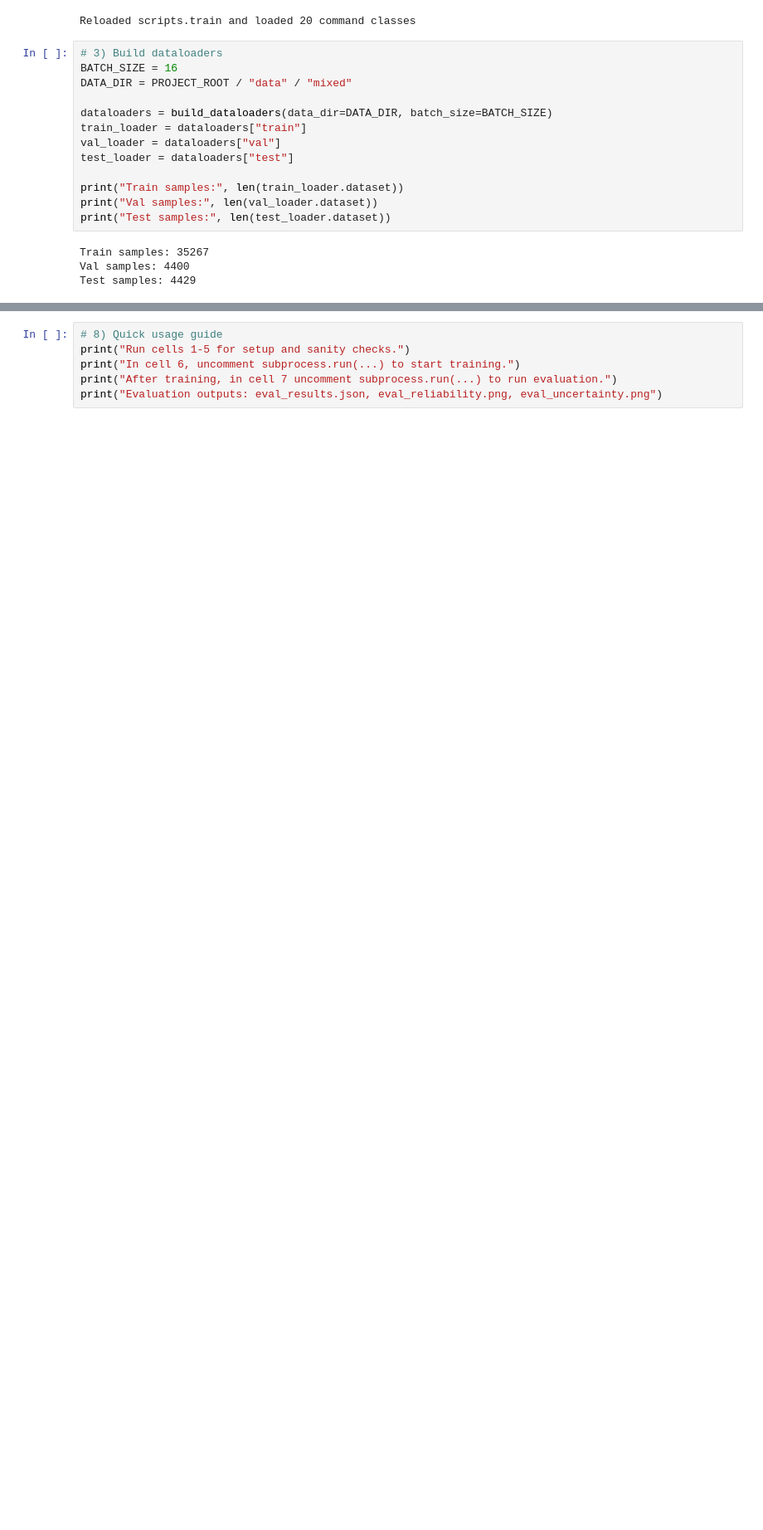
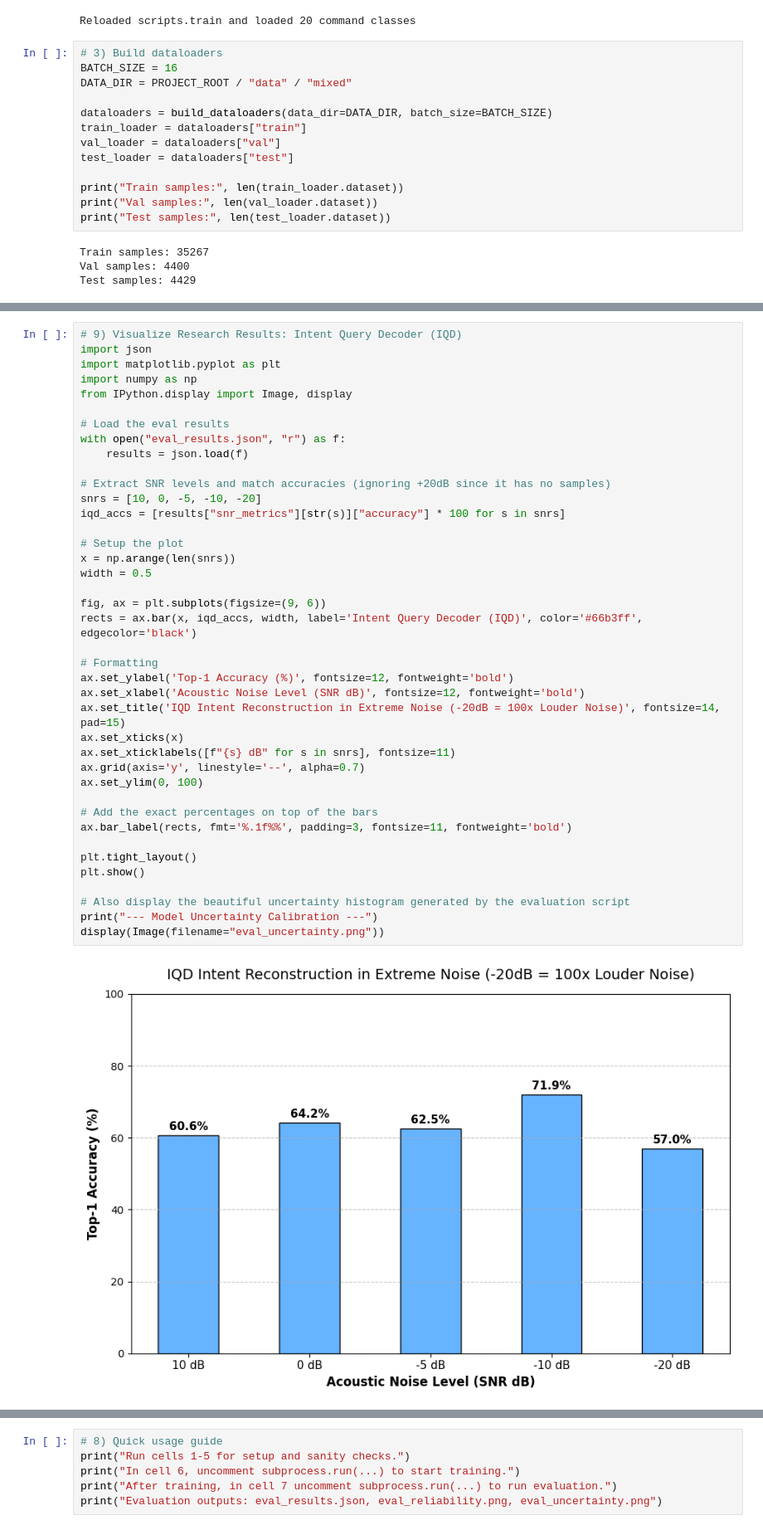
Before and after one commit to Dulavinya/Multimodal_Intent_Reconstruction_for_Safety_Critical_Communication_in_Extreme_Acoustic_Environments, a Jupyter notebook: training_setup.ipynb, the cells around one changed output, grey strips where cells are left out. Shown at 83% size. Saved outputs shown, nothing was run; the diff lists cells and outputs as text; blank space fills up the shorter version.

Commit message:
feat: integrate Intent Query Decoder (IQD) in AthenAI model

```diff
--- a/training_setup.ipynb
+++ b/training_setup.ipynb
@@ -126,0 +165,42 @@ subprocess.run(eval_cmd, cwd=PROJECT_ROOT, check=True)
+# %%
+# 9) Visualize Research Results: Intent Query Decoder (IQD)
+import json
+import matplotlib.pyplot as plt
+import numpy as np
+from IPython.display import Image, display
+
+# Load the eval results
+with open("eval_results.json", "r") as f:
+    results = json.load(f)
+
+# Extract SNR levels and match accuracies (ignoring +20dB since it has no samples)
+snrs = [10, 0, -5, -10, -20]
+iqd_accs = [results["snr_metrics"][str(s)]["accuracy"] * 100 for s in snrs]
+
+# Setup the plot
+x = np.arange(len(snrs))
+width = 0.5
+
+fig, ax = plt.subplots(figsize=(9, 6))
+rects = ax.bar(x, iqd_accs, width, label='Intent Query Decoder (IQD)', color='#66b3ff', edgecolor='black')
+
+# Formatting
+ax.set_ylabel('Top-1 Accuracy (%)', fontsize=12, fontweight='bold')
+ax.set_xlabel('Acoustic Noise Level (SNR dB)', fontsize=12, fontweight='bold')
+ax.set_title('IQD Intent Reconstruction in Extreme Noise (-20dB = 100x Louder Noise)', fontsize=14, pad=15)
+ax.set_xticks(x)
+ax.set_xticklabels([f"{s} dB" for s in snrs], fontsize=11)
+ax.grid(axis='y', linestyle='--', alpha=0.7)
+ax.set_ylim(0, 100)
+
+# Add the exact percentages on top of the bars
+ax.bar_label(rects, fmt='%.1f%%', padding=3, fontsize=11, fontweight='bold')
+
+plt.tight_layout()
+plt.show()
+
+# Also display the beautiful uncertainty histogram generated by the evaluation script
+print("--- Model Uncertainty Calibration ---")
+display(Image(filename="eval_uncertainty.png"))
+# %% [output]
+[figure, added]
```
Also changed, not shown: parts of 6 cells of this notebook, 1 other file.
